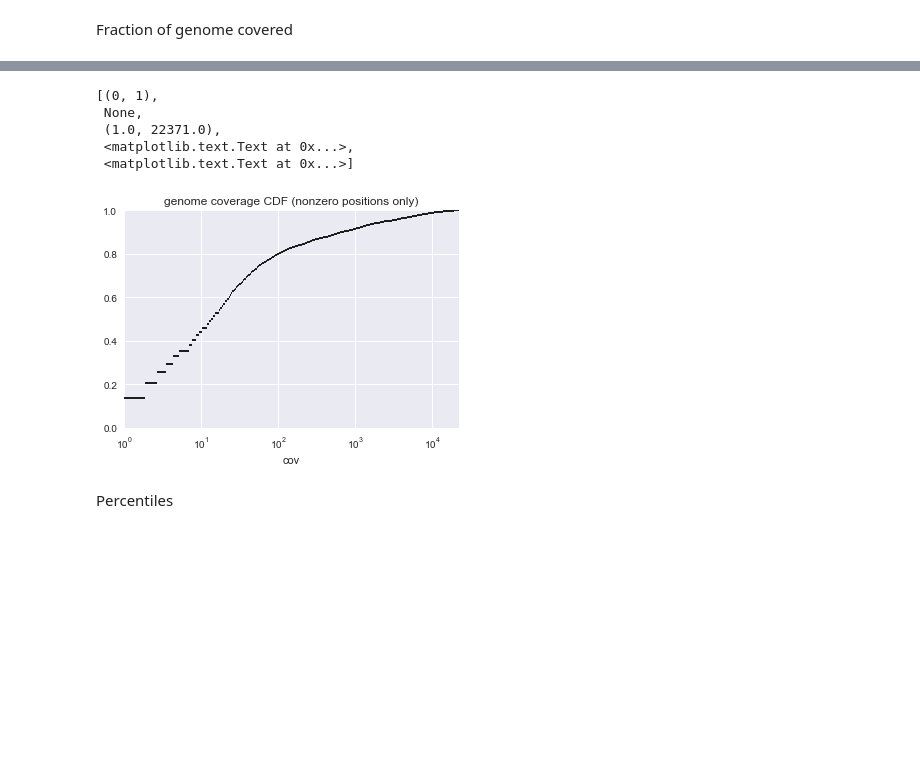
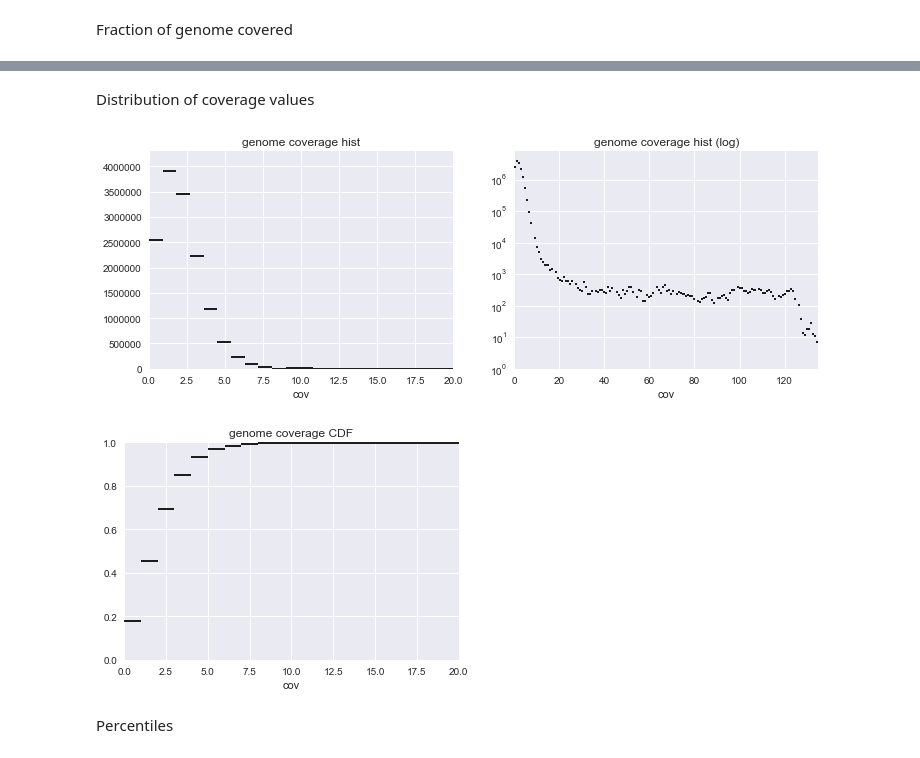
Before and after one commit to lasersonlab/pepsyn, a Jupyter notebook: workflows/single_species_single_end.ipynb, the cells around one changed output, grey strips where cells are left out. Drawn from its saved outputs; the diff is of its cells as text; code cells hidden in the pictures; blank space fills up the shorter version.

```diff
--- a/workflows/single_species_single_end.ipynb
+++ b/workflows/single_species_single_end.ipynb
@@ -32 +20,22 @@ recon_inframe_path = pjoin(analysis_dir_path, 'diversity', sample_prefix + '.rec
+# %%
+analysis_dir = Path('/Users/laserson/tmp/phip_analysis/phip-28/sc5314')
+genome_gff = Path('/Users/laserson/refdata/genomes/cal/GCF_000182965.3_ASM18296v3_genomic.gff')
+# %%
+bam_file = analysis_dir / 'genome_aligned_reads.unsorted.bam'
+
+fragment_file = analysis_dir / 'fragments.tsv'
+
+cov_path = analysis_dir / 'coverage'
+
+cov_genome_weighted_file = cov_path / 'genome.weighted.tsv'
+cov_genome_dedup_file = cov_path / 'genome.dedup.tsv'
+
+cov_unstranded_weighted_file = cov_path / 'unstranded.weighted.tsv'
+cov_unstranded_dedup_file = cov_path / 'unstranded.dedup.tsv'
+
+cov_stranded_weighted_file = cov_path / 'stranded.weighted.tsv'
+cov_stranded_dedup_file = cov_path / 'stranded.dedup.tsv'
+
+cov_inframe_weighted_file = cov_path / 'inframe.weighted.tsv'
+cov_inframe_dedup_file = cov_path / 'inframe.dedup.tsv'
 # %% [markdown]
@@ -80,5 +67,6 @@ aligned_read_count / raw_read_count
 # %%
-genome_cov = pd.read_csv(genome_cov_path, sep='\t', header=None, names=['chr', 'pos', 'cov'])
+cov_genome_dedup = pd.read_csv(cov_genome_dedup_file, sep='\t', header=None, names=['chr', 'pos', 'cov'])
+cov_genome_weighted = pd.read_csv(cov_genome_weighted_file, sep='\t', header=None, names=['chr', 'pos', 'cov'])
 # %% [markdown]
 Number of bases of genome covered
 # %%
@@ -126,0 +92,2 @@ ax.set(title='genome coverage distribution', xlabel='cov')
+# %%
+cov_genome = cov_genome_dedup
@@ -127,14 +109,19 @@ ax.set(title='genome coverage distribution', xlabel='cov')
+# %% [markdown]
+Distribution of coverage values
+# %%
+hist, bin_edges = np.histogram(cov_genome['cov'], bins=150)
+fig, axs = plt.subplots(1, 2, figsize=(12, 4))
+_ = axs[0].hlines(hist, bin_edges[:-1], bin_edges[1:])
+_ = axs[0].set(title='genome coverage hist', xlabel='cov', xlim=[bin_edges[0], 20], ylim=[0, hist.max()*1.1])
+_ = axs[1].hlines(hist, bin_edges[:-1], bin_edges[1:])
+_ = axs[1].set(title='genome coverage hist (log)', xlabel='cov', xlim=[bin_edges[0], bin_edges[-1]], ylim=[1, hist.max()*2], yscale='log')
+# %% [output]
+[figure, added]
 # %%
-nonzero = genome_cov['cov'] > 0
-hist, bin_edges = np.histogram(genome_cov['cov'][nonzero], bins='auto')
+hist, bin_edges = np.histogram(cov_genome['cov'], bins=range(200))
 cdf = np.cumsum(hist) / hist.sum()
 fig, ax = plt.subplots()
-ax.hlines(cdf, bin_edges[:-1], bin_edges[1:])
-ax.set(title='genome coverage CDF (nonzero positions only)', xlabel='cov', xlim=[bin_edges[0], bin_edges[-1]], ylim=[0, 1], xscale='log')
+_ = ax.hlines(cdf, bin_edges[:-1], bin_edges[1:])
+_ = ax.set(title='genome coverage CDF', xlabel='cov', xlim=[bin_edges[0], 20], ylim=[0, 1])
 # %% [output]
-[(0, 1),
- None,
- (1.0, 22371.0),
- <matplotlib.text.Text at 0x...>,
- <matplotlib.text.Text at 0x...>]
-[figure, old version]
+[figure, new version]
```
Also changed, not shown: parts of 173 cells of this notebook, 2 other files.
